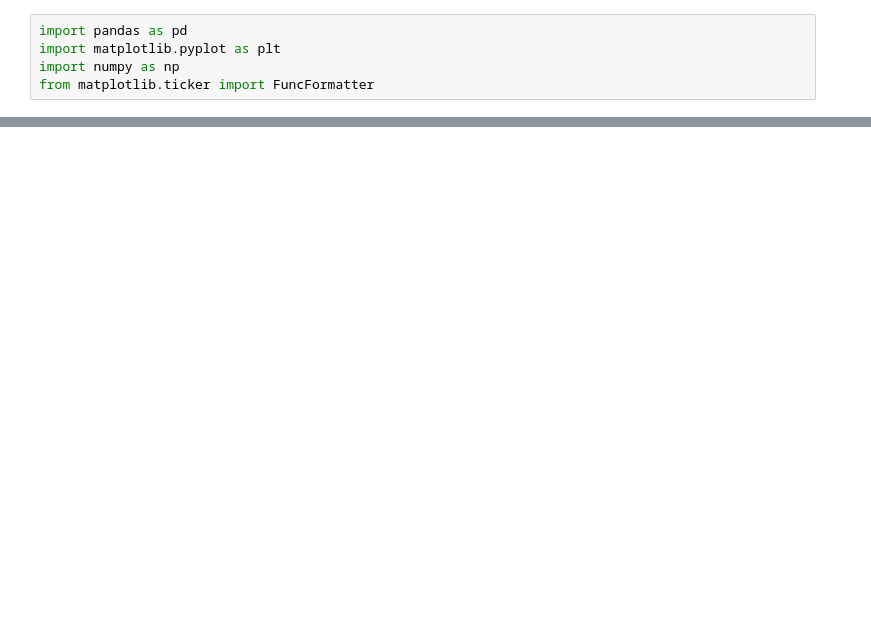
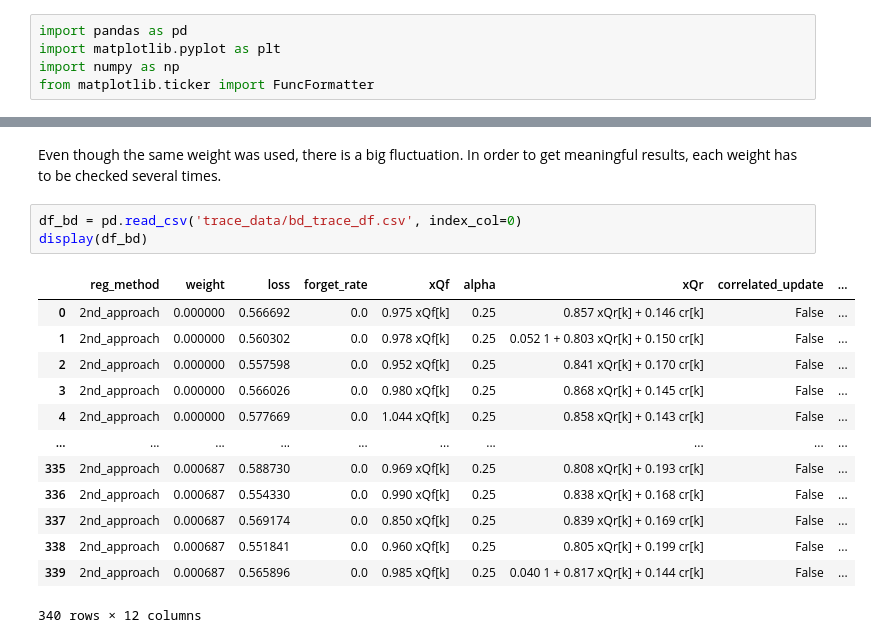
Before and after one commit to whyhardt/closedloop_rl, a Jupyter notebook: trace_analysis.ipynb, the cells around one changed output, grey strips where cells are left out. Cells and saved outputs as stored; diff of their text form; blank space fills up the shorter version.

```diff
--- a/trace_analysis.ipynb
+++ b/trace_analysis.ipynb
@@ -56,0 +175,19 @@ plt.show()
+# %% [markdown]
+Even though the same weight was used, there is a big fluctuation. In order to get meaningful results, each weight has to be checked several times.
+# %%
+df_bd = pd.read_csv('trace_data/bd_trace_df.csv', index_col=0)
+display(df_bd)
+# %% [output]
+|  | reg_method | weight | loss | forget_rate | xQf | alpha | xQr | correlated_update | ... |
+| 0 | 2nd_approach | 0.000000 | 0.566692 | 0.0 | 0.975 xQf[k] | 0.25 | 0.857 xQr[k] + 0.146 cr[k] | False | ... |
+| 1 | 2nd_approach | 0.000000 | 0.560302 | 0.0 | 0.978 xQf[k] | 0.25 | 0.052 1 + 0.803 xQr[k] + 0.150 cr[k] | False | ... |
+| 2 | 2nd_approach | 0.000000 | 0.557598 | 0.0 | 0.952 xQf[k] | 0.25 | 0.841 xQr[k] + 0.170 cr[k] | False | ... |
+| 3 | 2nd_approach | 0.000000 | 0.566026 | 0.0 | 0.980 xQf[k] | 0.25 | 0.868 xQr[k] + 0.145 cr[k] | False | ... |
+| 4 | 2nd_approach | 0.000000 | 0.577669 | 0.0 | 1.044 xQf[k] | 0.25 | 0.858 xQr[k] + 0.143 cr[k] | False | ... |
+| ... | ... | ... | ... | ... | ... | ... | ... | ... | ... |
+| 335 | 2nd_approach | 0.000687 | 0.588730 | 0.0 | 0.969 xQf[k] | 0.25 | 0.808 xQr[k] + 0.193 cr[k] | False | ... |
+| 336 | 2nd_approach | 0.000687 | 0.554330 | 0.0 | 0.990 xQf[k] | 0.25 | 0.838 xQr[k] + 0.168 cr[k] | False | ... |
+| 337 | 2nd_approach | 0.000687 | 0.569174 | 0.0 | 0.850 xQf[k] | 0.25 | 0.839 xQr[k] + 0.169 cr[k] | False | ... |
+| 338 | 2nd_approach | 0.000687 | 0.551841 | 0.0 | 0.960 xQf[k] | 0.25 | 0.805 xQr[k] + 0.199 cr[k] | False | ... |
+| 339 | 2nd_approach | 0.000687 | 0.565896 | 0.0 | 0.985 xQf[k] | 0.25 | 0.040 1 + 0.817 xQr[k] + 0.144 cr[k] | False | ... |
+340 rows × 12 columns
```
Also changed, not shown: parts of 13 cells of this notebook, 3 other files.
